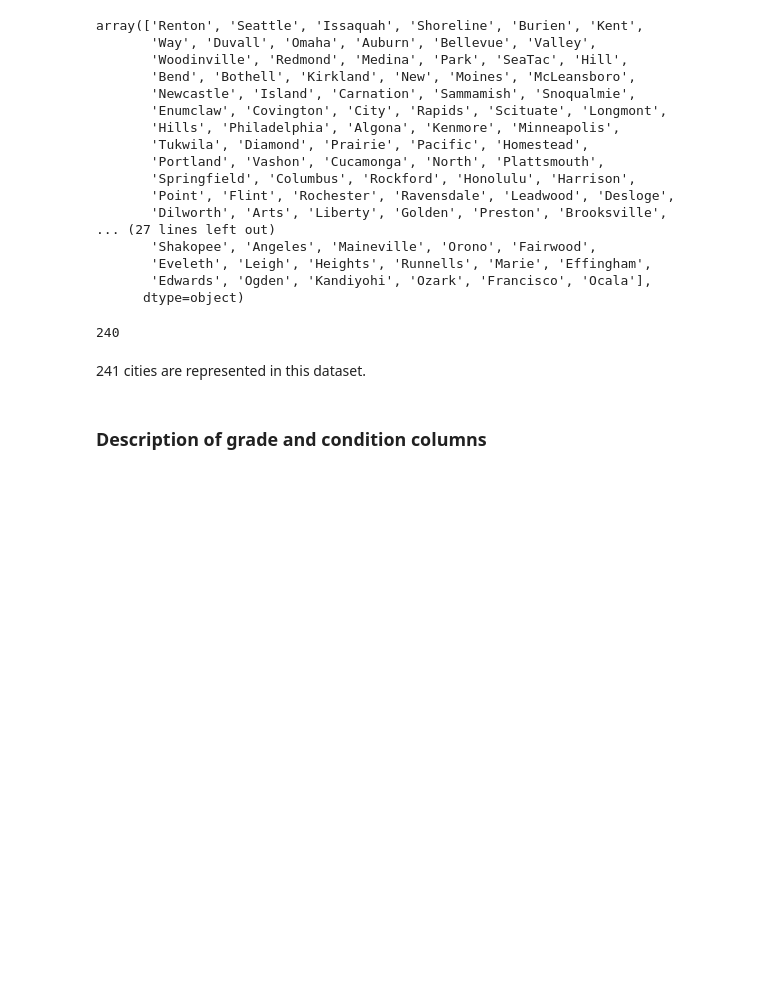
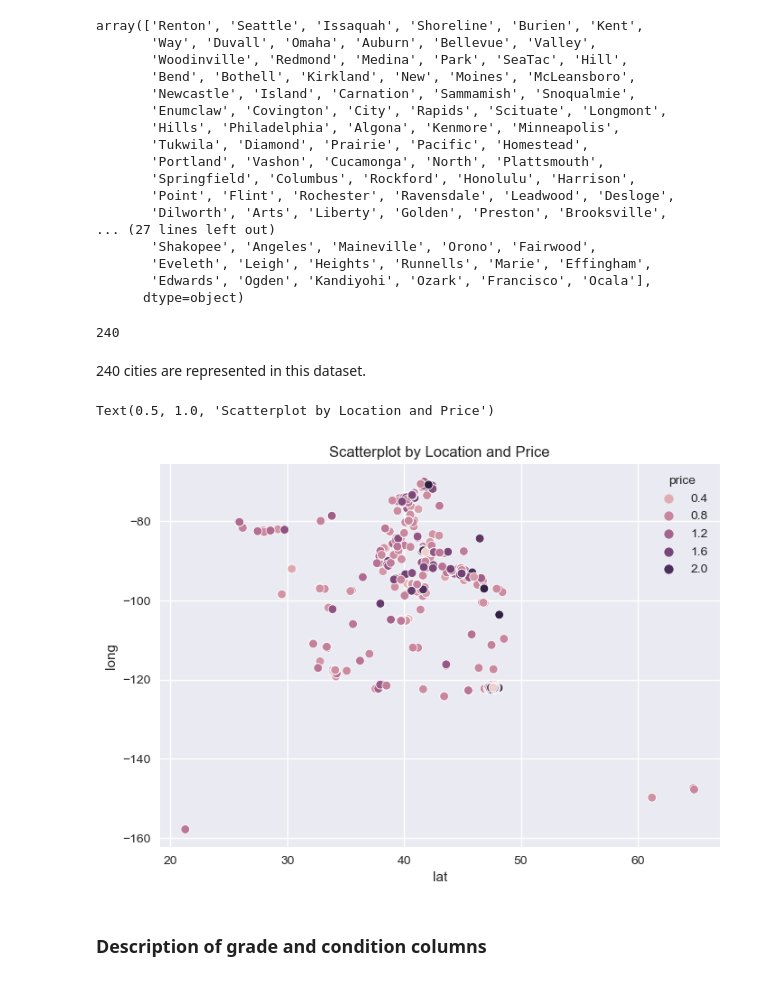
Before and after one commit to lalynjay/Housing_Prices_Analysis, a Jupyter notebook: Housing_Prices_Analysis.ipynb, the cells around one changed output. Drawn from its saved outputs; the diff is of its cells as text; code cells hidden in the pictures; blank space fills up the shorter version.

```diff
--- a/Housing_Prices_Analysis.ipynb
+++ b/Housing_Prices_Analysis.ipynb
@@ -194,7 +202,12 @@ df['city'].nunique()
 # %% [output]
 240
 # %% [markdown]
-241 cities are represented in this dataset.
+240 cities are represented in this dataset.
+# %%
+sns.scatterplot(data=df, x='lat', y='long', hue='price').set_title('Scatterplot by Location and Price');
+# %% [output]
+Text(0.5, 1.0, 'Scatterplot by Location and Price')
+[figure, added]
 # %% [markdown]
 ### Description of grade and condition columns
 # %% [markdown]
```
Also changed, not shown: parts of 38 cells of this notebook.
